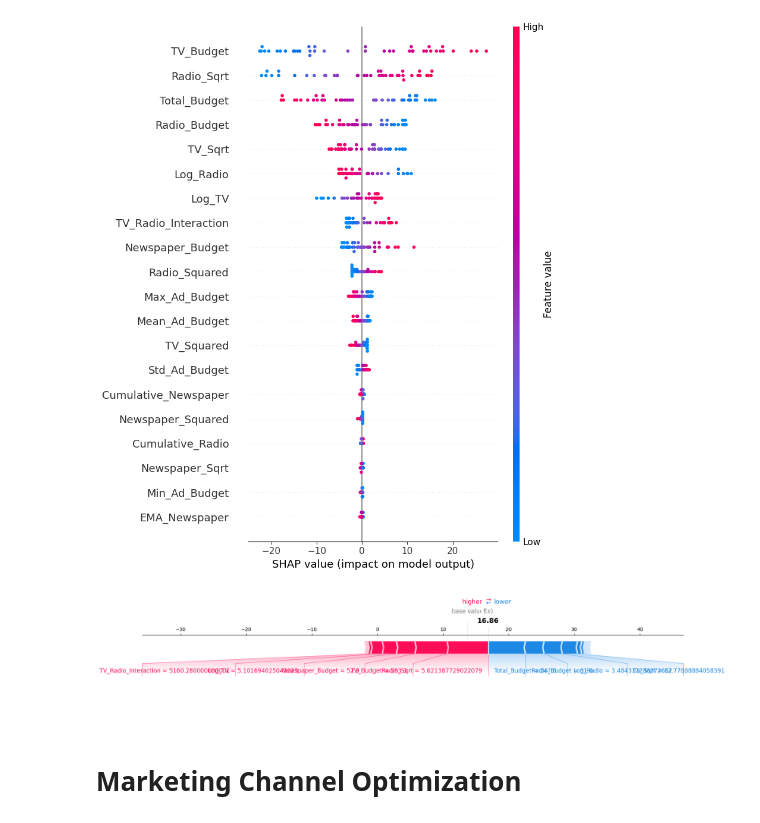
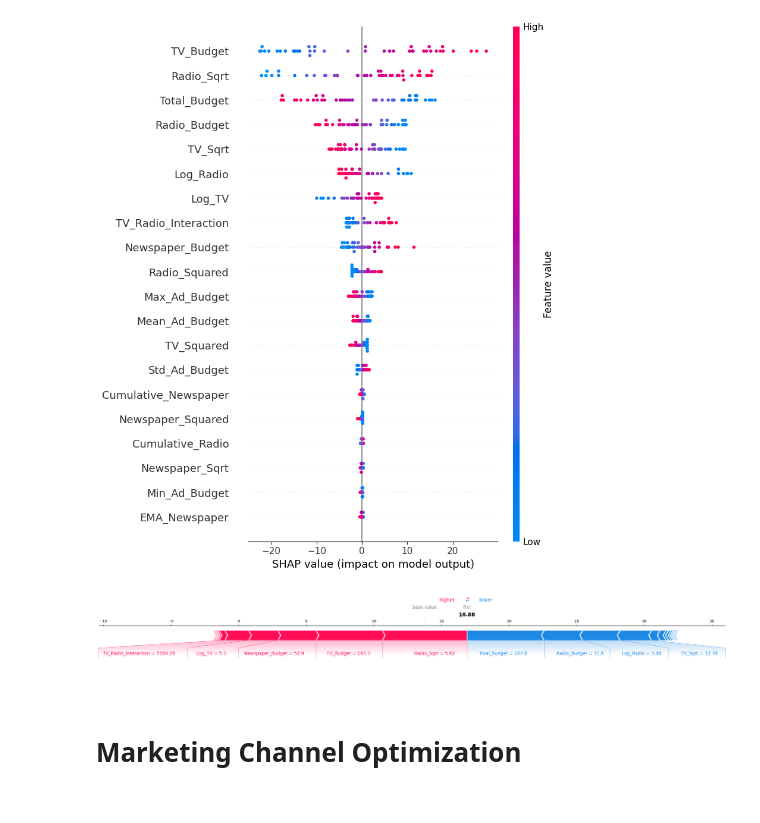
Before and after one commit to Alphteow/Advertising_Kaggle, a Jupyter notebook: XGandGB.ipynb, the cells around one changed output. Saved outputs shown, nothing was run; the diff lists cells and outputs as text; code cells hidden in the pictures.

Commit message:
Add SHAP

```diff
--- a/XGandGB.ipynb
+++ b/XGandGB.ipynb
@@ -271,12 +271,21 @@ shap.summary_plot(shap_values, X_test)
 # %% [output]
 [interactive output not drawn]
 [figure]
-# %%
-# Local SHAP Explanation for a single prediction
-# Use matplotlib=True to render the force plot as a static image in Colab
-shap.force_plot(explainer.expected_value, shap_values.values[0, :], X_test.iloc[0, :], matplotlib=True)
-# %% [output]
-[figure, removed]
+# %%
+# Round SHAP values and feature values for better readability
+rounded_shap_values = np.round(shap_values.values[0, :], 2)  # Round SHAP values to 2 decimal places
+rounded_feature_values = np.round(X_test.iloc[0, :], 2)  # Round feature values to 2 decimal places
+
+# Adjust the figure size for better readability
+shap.force_plot(
+    explainer.expected_value,
+    rounded_shap_values,
+    rounded_feature_values,
+    matplotlib=True,
+    figsize=(30, 3)
+)
+# %% [output]
+[figure, added]
 # %% [markdown]
 # Marketing Channel Optimization
 # %%
```
